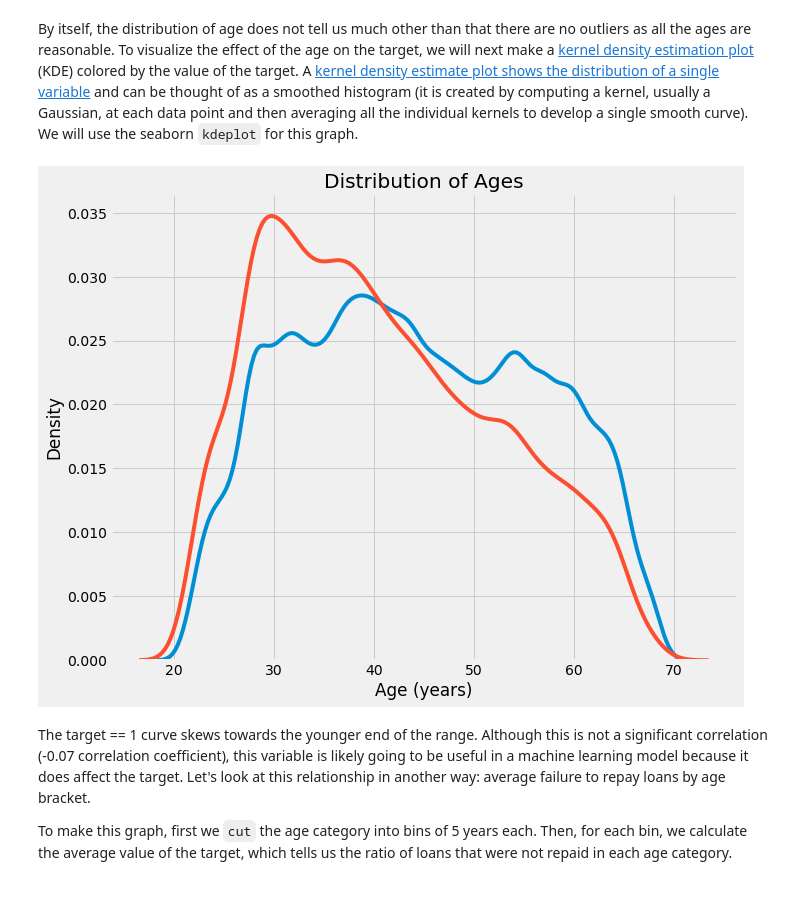
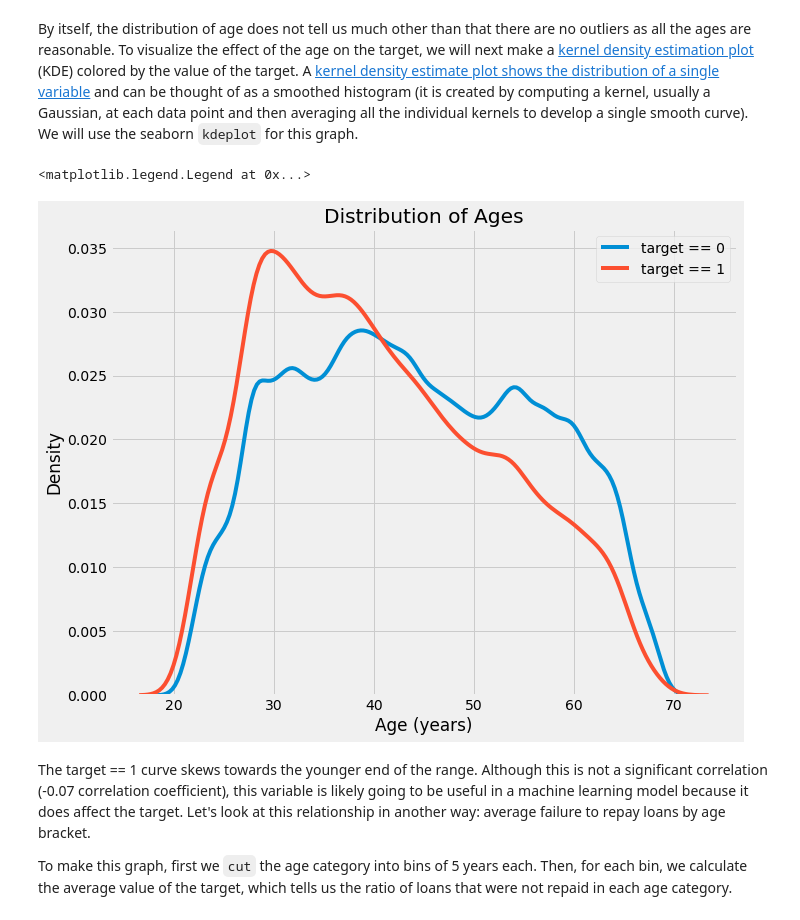
Before and after one commit to HuguesMAP/OC-P7-Impl-mentez-un-mod-le-de-scoring, a Jupyter notebook: Projet 7 - Implémentez un modèle de scoring - Exploration.ipynb, the cells around one changed output. Drawn from its saved outputs; the diff is of its cells as text; code cells hidden in the pictures.

```diff
--- a/Projet 7 - Implémentez un modèle de scoring - Exploration.ipynb
+++ b/Projet 7 - Implémentez un modèle de scoring - Exploration.ipynb
@@ -459,16 +459,18 @@ By itself, the distribution of age does not tell us much other than that there a
 # %%
 plt.figure(figsize = (10, 8))
 
 # KDE plot of loans that were repaid on time
 sns.kdeplot(app_train.loc[app_train['TARGET'] == 0, 'DAYS_BIRTH'] / 365, label = 'target == 0')
 
 # KDE plot of loans which were not repaid on time
 sns.kdeplot(app_train.loc[app_train['TARGET'] == 1, 'DAYS_BIRTH'] / 365, label = 'target == 1')
 
 # Labeling of plot
 plt.xlabel('Age (years)'); plt.ylabel('Density'); plt.title('Distribution of Ages');
+plt.legend()
 # %% [output]
+<matplotlib.legend.Legend at 0x...>
-[figure, old version]
+[figure, new version]
 # %% [markdown]
 The target == 1 curve skews towards the younger end of the range. Although this is not a significant correlation (-0.07 correlation coefficient), this variable is likely going to be useful in a machine learning model because it does affect the target. Let's look at this relationship in another way: average failure to repay loans by age bracket.
 
```
Also changed, not shown: parts of 7 cells of this notebook.
